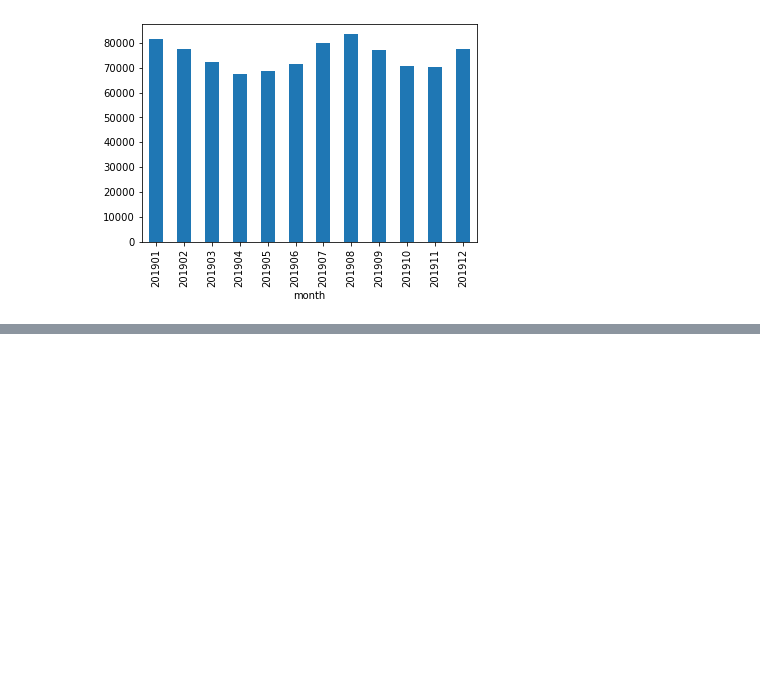
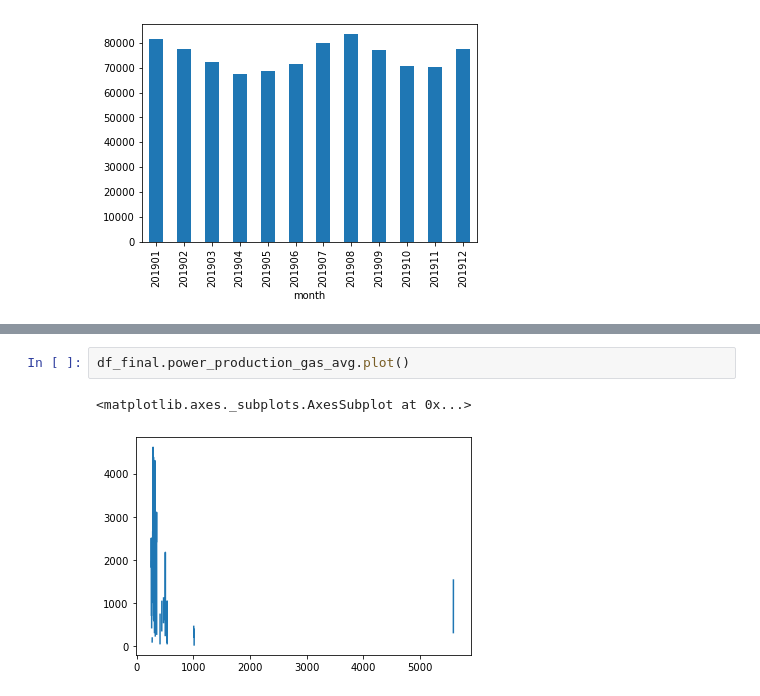
Before and after one commit to oni-on/electricitymap-korea, a Jupyter notebook: notebooks/electricityMap_SouthKorea.ipynb, the cells around one changed output, grey strips where cells are left out. Cells and saved outputs as stored; diff of their text form; blank space fills up the shorter version.

```diff
--- a/notebooks/electricityMap_SouthKorea.ipynb
+++ b/notebooks/electricityMap_SouthKorea.ipynb
@@ -333,0 +339,5 @@ df_final.groupby('month').total_consumption_average.max().plot(kind='bar')
+# %%
+df_final.power_production_gas_avg.plot()
+# %% [output]
+<matplotlib.axes._subplots.AxesSubplot at 0x...>
+[figure, added]
```
Also changed, not shown: parts of 1 cell of this notebook, 3 other files.
